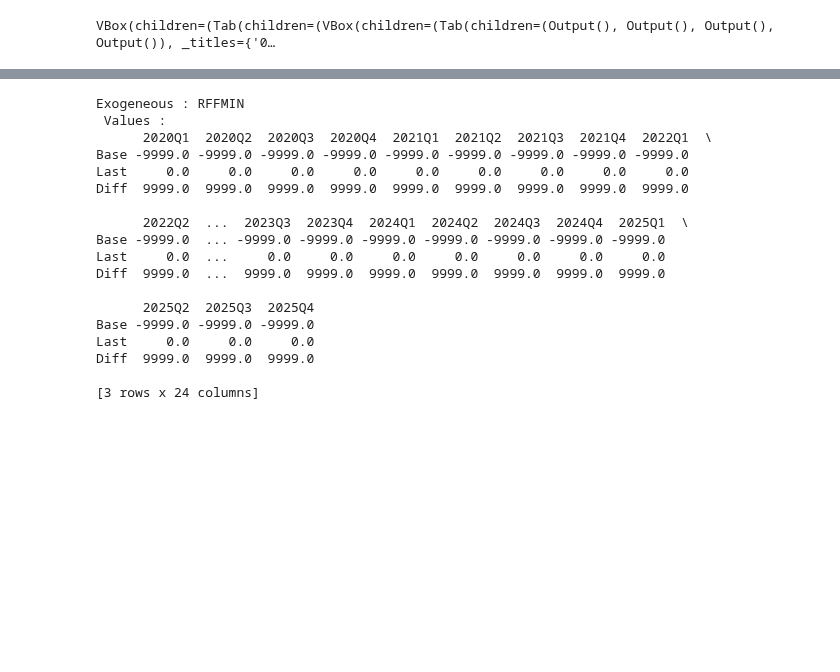
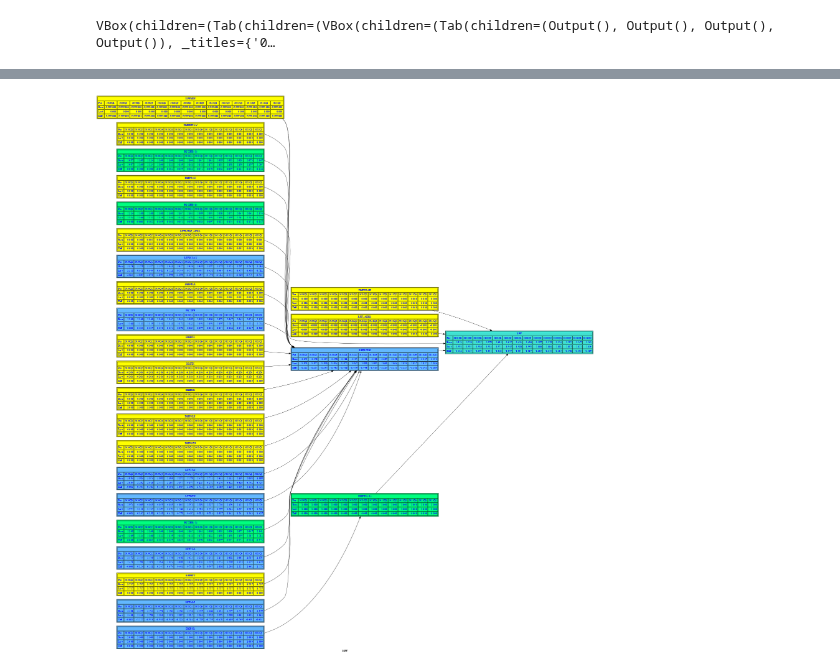
Before and after one commit to IbHansen/Modelflow2, a Jupyter notebook: Examples/Federal Reserve Board - US model/FRBUS.ipynb, the cells around one changed output, grey strips where cells are left out. Cells and saved outputs as stored; diff of their text form; code cells hidden in the pictures; blank space fills up the shorter version.

```diff
--- a/Examples/Federal Reserve Board - US model/FRBUS.ipynb
+++ b/Examples/Federal Reserve Board - US model/FRBUS.ipynb
@@ -61,7 +68,7 @@ experiments = [
   ['Exogenous nominal funds rate', 'DMPEX'],
   ['Exogenous real funds rate', 'DMPRR']]
 newbasedf = basedf.copy()                     # make a new dataframe
-
+mfrbus.basedf = newbasedf
 newbasedf.loc[:,[v for e,v in experiments]]=0 # Set all policy dummies to 0
 
 for experiment,var in experiments:            # loop over the policy options and update
@@ -79,4 +89,4 @@ VBox(children=(HBox(children=(SelectMultiple(description='Select one or more', i
 # %%
-with mfrbus.set_smpl('2020q1','2020q2'):
-    mfrbus.rff.draw(up=2,down=0,HR=0,all=True)
+with mfrbus.set_smpl('2020q1','2023q2'):
+    mfrbus.rff.draw(up=2,down=0,HR=0,all=True,png=1)
 # %% [output]
@@ -84,21 +93 @@ with mfrbus.set_smpl('2020q1','2020q2'):
+[figure, added]
-# %%
-mfrbus.rffmin
-# %% [output]
-Exogeneous : RFFMIN
- Values :
-      2020Q1  2020Q2  2020Q3  2020Q4  2021Q1  2021Q2  2021Q3  2021Q4  2022Q1  \
-Base -9999.0 -9999.0 -9999.0 -9999.0 -9999.0 -9999.0 -9999.0 -9999.0 -9999.0
-Last     0.0     0.0     0.0     0.0     0.0     0.0     0.0     0.0     0.0
-Diff  9999.0  9999.0  9999.0  9999.0  9999.0  9999.0  9999.0  9999.0  9999.0
-
-      2022Q2  ...  2023Q3  2023Q4  2024Q1  2024Q2  2024Q3  2024Q4  2025Q1  \
-Base -9999.0  ... -9999.0 -9999.0 -9999.0 -9999.0 -9999.0 -9999.0 -9999.0
-Last     0.0  ...     0.0     0.0     0.0     0.0     0.0     0.0     0.0
-Diff  9999.0  ...  9999.0  9999.0  9999.0  9999.0  9999.0  9999.0  9999.0
-
-      2025Q2  2025Q3  2025Q4
-Base -9999.0 -9999.0 -9999.0
-Last     0.0     0.0     0.0
-Diff  9999.0  9999.0  9999.0
-
-[3 rows x 24 columns]
```
Also changed, not shown: parts of 3 cells of this notebook, 3 other files.
